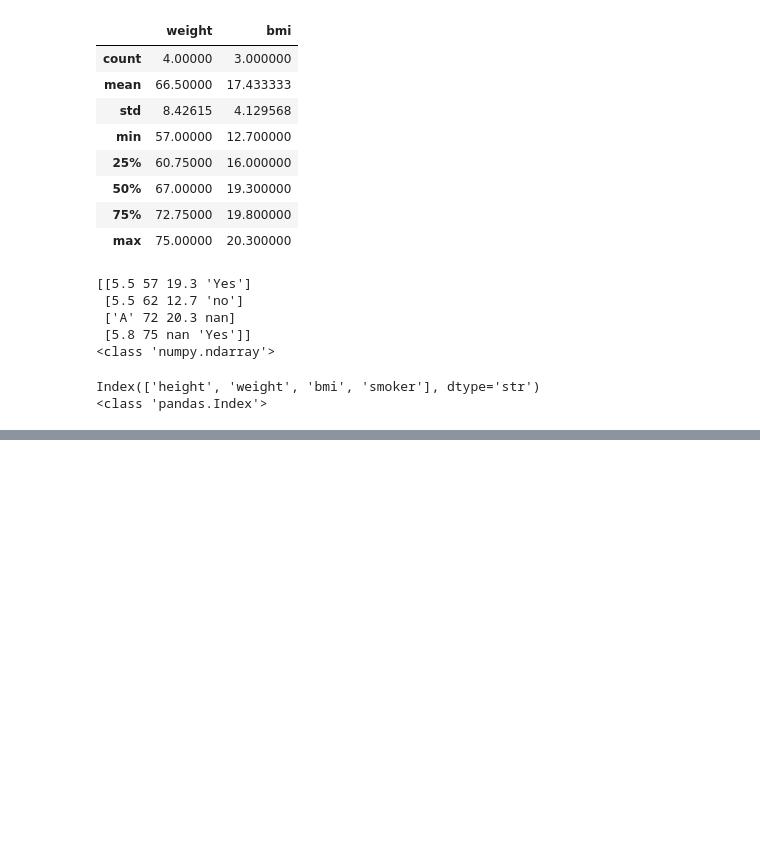
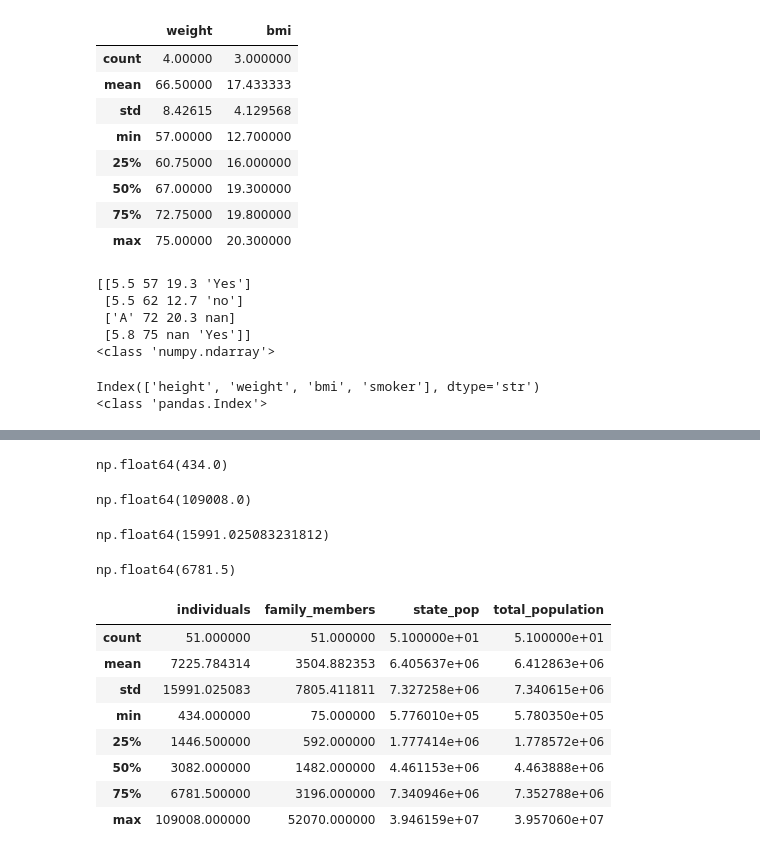
Before and after one commit to Irtisam99/Python_Programming, a Jupyter notebook: Pandas.ipynb, the cells around one changed output, grey strips where cells are left out. Cells and saved outputs as stored; diff of their text form; code cells hidden in the pictures; blank space fills up the shorter version.

```diff
--- a/Pandas.ipynb
+++ b/Pandas.ipynb
@@ -92,0 +287,3 @@ Index(['height', 'weight', 'bmi', 'smoker'], dtype='str')
+# %%
+df=df.drop(columns='Unnamed: 0')
+df.head()
@@ -92,0 +297,28 @@ Index(['height', 'weight', 'bmi', 'smoker'], dtype='str')
+# %%
+df['individuals'].min()
+# %% [output]
+np.float64(434.0)
+# %%
+df['individuals'].max()
+# %% [output]
+np.float64(109008.0)
+# %%
+df['individuals'].std()
+# %% [output]
+np.float64(15991.025083231812)
+# %%
+df['individuals'].quantile(0.75)
+# %% [output]
+np.float64(6781.5)
+# %%
+df.describe()
+# %% [output]
+|  | individuals | family_members | state_pop | total_population |
+| count | 51.000000 | 51.000000 | 5.100000e+01 | 5.100000e+01 |
+| mean | 7225.784314 | 3504.882353 | 6.405637e+06 | 6.412863e+06 |
+| std | 15991.025083 | 7805.411811 | 7.327258e+06 | 7.340615e+06 |
+| min | 434.000000 | 75.000000 | 5.776010e+05 | 5.780350e+05 |
+| 25% | 1446.500000 | 592.000000 | 1.777414e+06 | 1.778572e+06 |
+| 50% | 3082.000000 | 1482.000000 | 4.461153e+06 | 4.463888e+06 |
+| 75% | 6781.500000 | 3196.000000 | 7.340946e+06 | 7.352788e+06 |
+| max | 109008.000000 | 52070.000000 | 3.946159e+07 | 3.957060e+07 |
```
Also changed, not shown: parts of 17 cells of this notebook.
